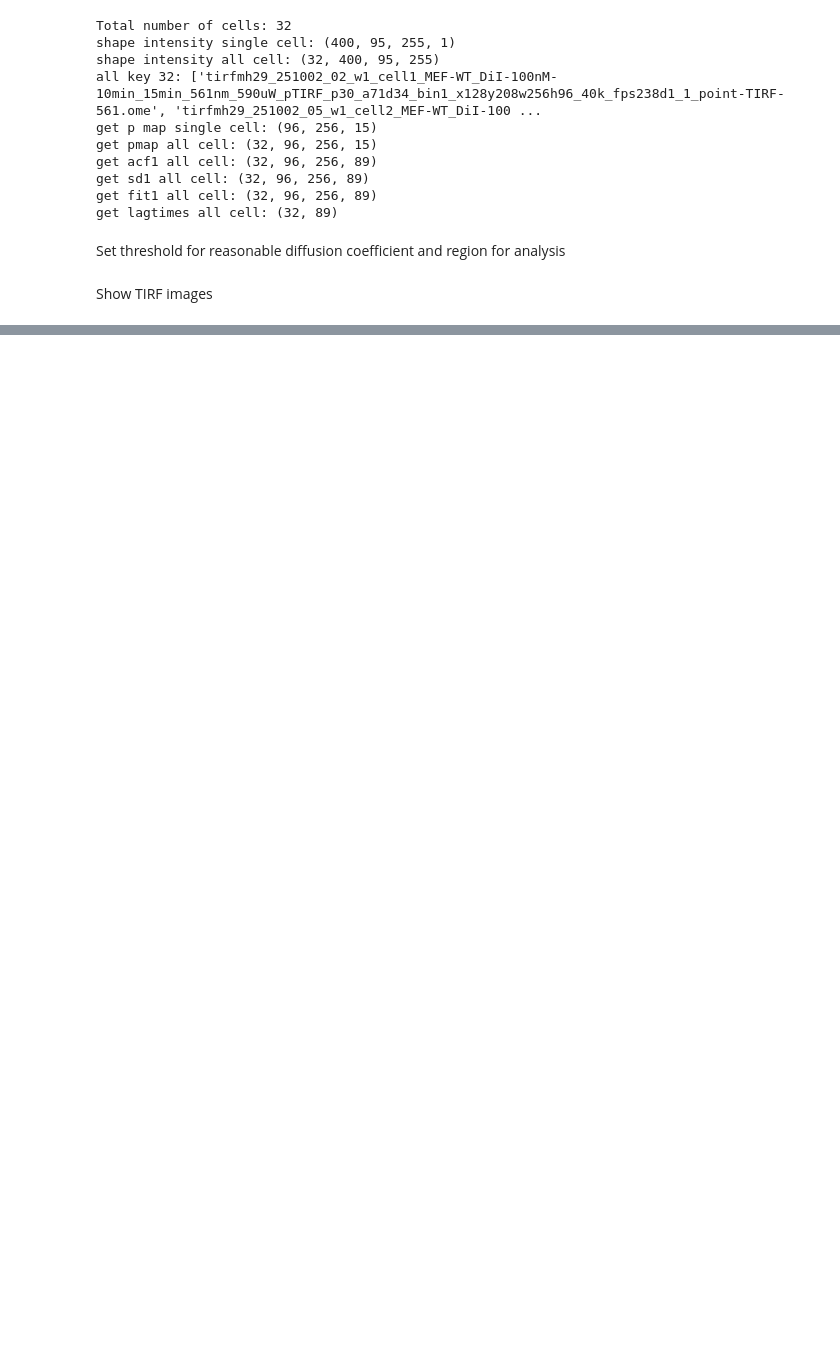
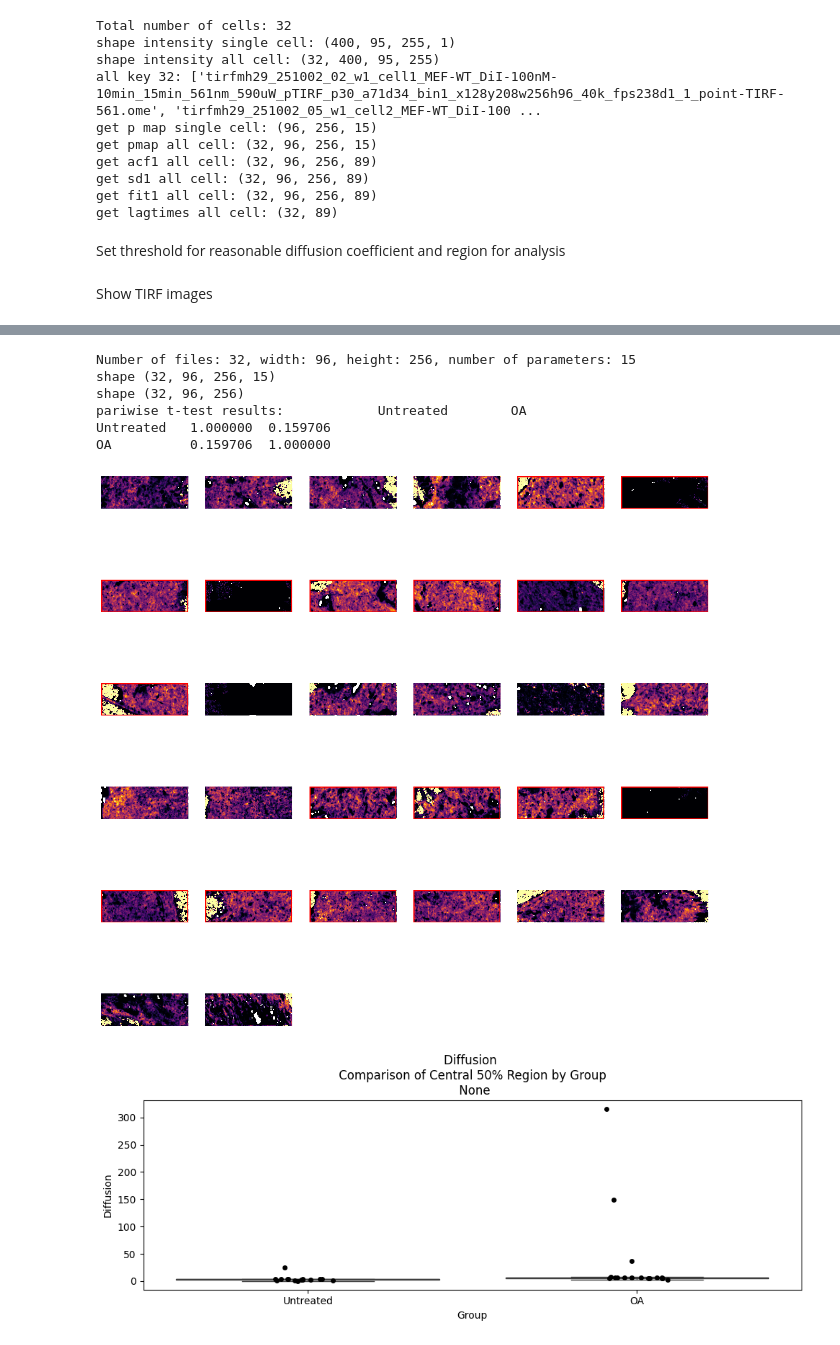
Before and after one commit to danielaik/imfcs-output-handler, a Jupyter notebook: notebook_da-1/03_AnalysisDA1.ipynb, the cells around one changed output, grey strips where cells are left out. Drawn from its saved outputs; the diff is of its cells as text; code cells hidden in the pictures; blank space fills up the shorter version.

```diff
--- a/notebook_da-1/03_AnalysisDA1.ipynb
+++ b/notebook_da-1/03_AnalysisDA1.ipynb
@@ -112,0 +423,16 @@ Show TIRF images
+# %%
+plt.close("all")
+%matplotlib inline
+
+diffusion_maps = get_p_map(param_array=array_parameter_map_all, mode=0, idx_param=2)
+
+plot_d_values(param_array=diffusion_maps, list_basename=list_basename_all, mode=0, PARAM="Diffusion", central_fraction=CENTRAL_FRACTION, is_plot_histogram=True,)
+# %% [output]
+Number of files: 32, width: 96, height: 256, number of parameters: 15
+shape (32, 96, 256, 15)
+shape (32, 96, 256)
+pariwise t-test results:            Untreated        OA
+Untreated   1.000000  0.159706
+OA          0.159706  1.000000
+[figure, added]
+[figure, added]
```
Also changed, not shown: parts of 11 cells of this notebook.
